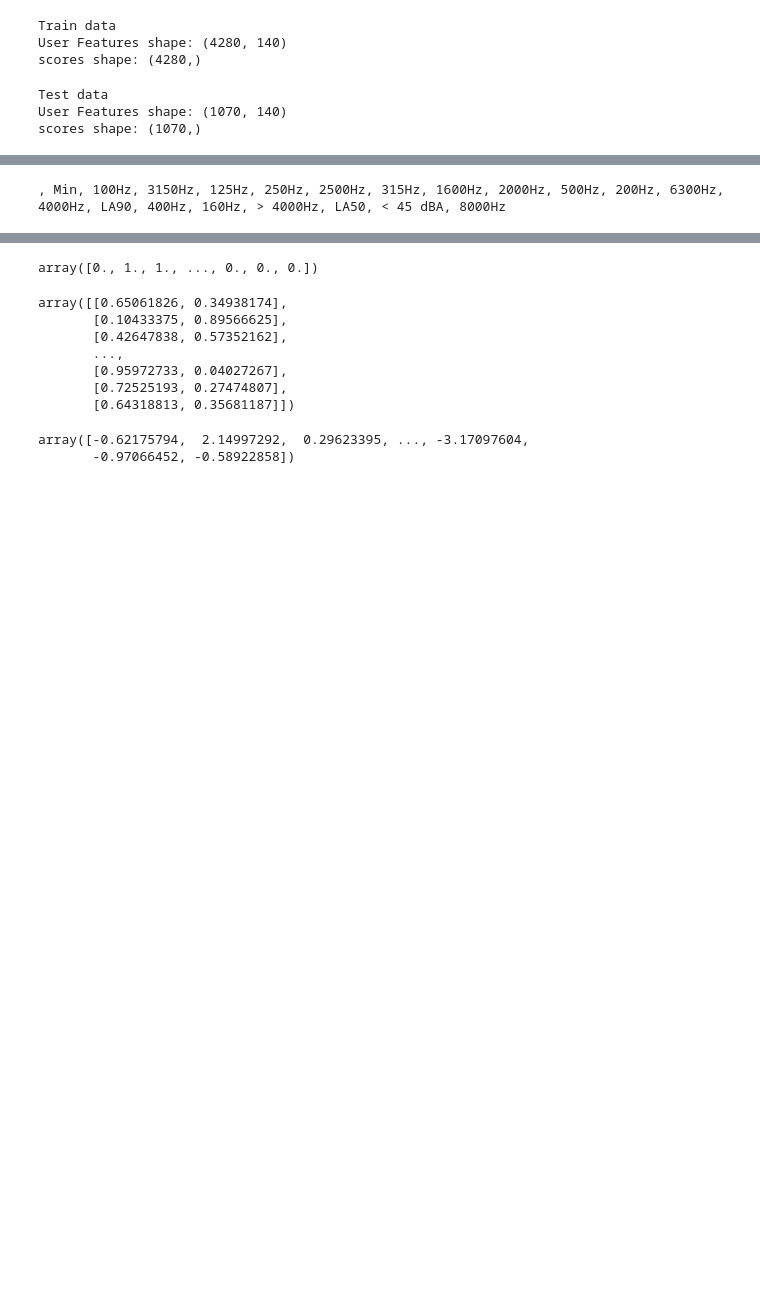
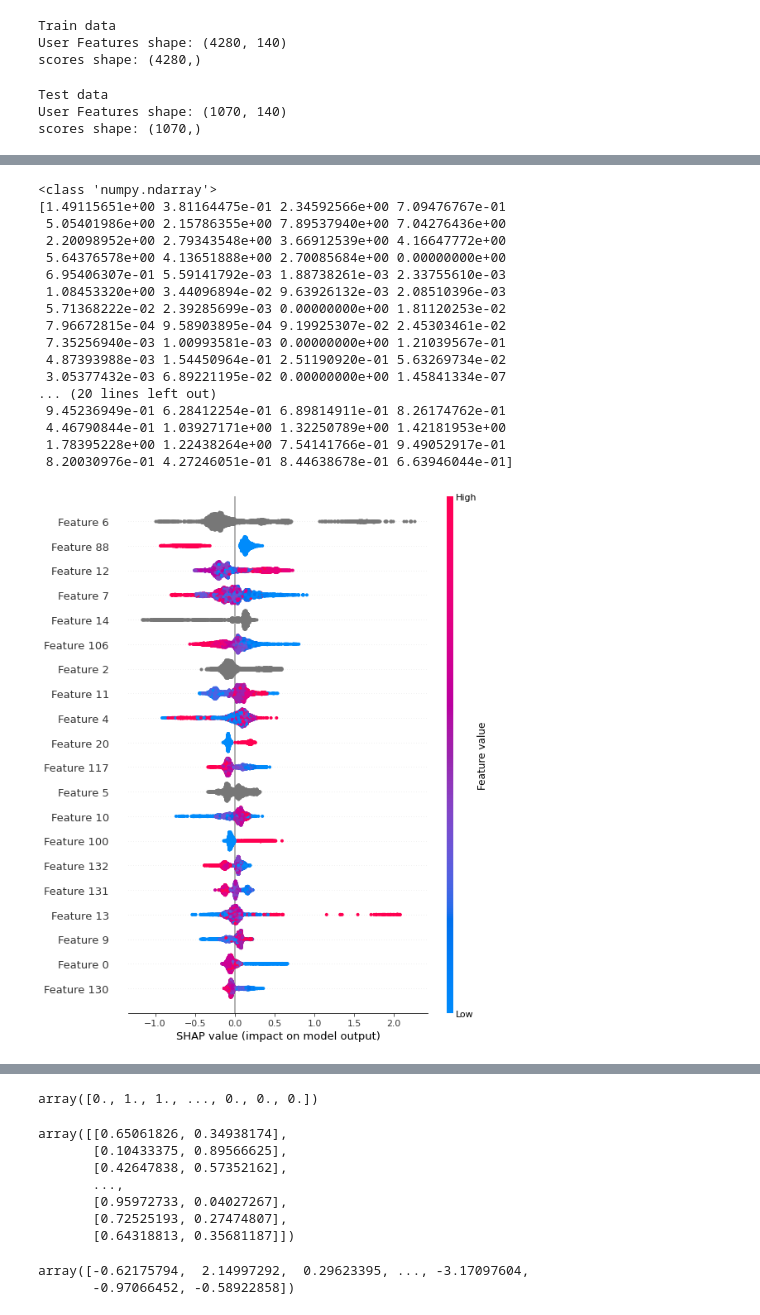
Before and after one commit to DENGRENHAO/Audio_Assessment, a Jupyter notebook: Catboost.ipynb, the cells around one changed output, grey strips where cells are left out. Saved outputs shown, nothing was run; the diff lists cells and outputs as text; code cells hidden in the pictures; blank space fills up the shorter version.

```diff
--- a/Catboost.ipynb
+++ b/Catboost.ipynb
@@ -109,11 +342,13 @@ for idx, value in enumerate(X_train_features[0][:]):
         cat_features.append(idx)
 train_dataset = Pool(data=X_train_features[:, :],
                      label=y_train_scores,
-                     cat_features=cat_features)
+                     cat_features=cat_features,
+                     feature_names=features_names)
 
 eval_dataset = Pool(data=X_test_features[:, :],
                     label=y_test_scores,
-                    cat_features=cat_features)
+                    cat_features=cat_features,
+                    feature_names=features_names)
 
 # Initialize CatBoostClassifier
 model = CatBoostClassifier(iterations=4000,
@@ -330,3 +421,24 @@ len(features_names)
 # %%
+shap_values = model.get_feature_importance(train_dataset, type='ShapValues')
+print(type(shap_values))
 print(model.feature_importances_)
-shap.summary_plot(shap_values, X_train_features[:, :])
+shap.summary_plot(shap_values[:,:-1], X_train_features[:, :])
+# %% [output]
+<class 'numpy.ndarray'>
+[1.49115651e+00 3.81164475e-01 2.34592566e+00 7.09476767e-01
+ 5.05401986e+00 2.15786355e+00 7.89537940e+00 7.04276436e+00
+ 2.20098952e+00 2.79343548e+00 3.66912539e+00 4.16647772e+00
+ 5.64376578e+00 4.13651888e+00 2.70085684e+00 0.00000000e+00
+ 6.95406307e-01 5.59141792e-03 1.88738261e-03 2.33755610e-03
+ 1.08453320e+00 3.44096894e-02 9.63926132e-03 2.08510396e-03
+ 5.71368222e-02 2.39285699e-03 0.00000000e+00 1.81120253e-02
+ 7.96672815e-04 9.58903895e-04 9.19925307e-02 2.45303461e-02
+ 7.35256940e-03 1.00993581e-03 0.00000000e+00 1.21039567e-01
+ 4.87393988e-03 1.54450964e-01 2.51190920e-01 5.63269734e-02
+ 3.05377432e-03 6.89221195e-02 0.00000000e+00 1.45841334e-07
+... (20 lines left out)
+ 9.45236949e-01 6.28412254e-01 6.89814911e-01 8.26174762e-01
+ 4.46790844e-01 1.03927171e+00 1.32250789e+00 1.42181953e+00
+ 1.78395228e+00 1.22438264e+00 7.54141766e-01 9.49052917e-01
+ 8.20030976e-01 4.27246051e-01 8.44638678e-01 6.63946044e-01]
+[figure, added]
@@ -345,9 +444,0 @@ for i, importance in sorted(enumerate(model.feature_importances_), key=(lambda k
-# %%
-s = ''
-for i, label in enumerate(audio_importances):
-    s += (', ' + label[:])
-    if i >= 19:
-        break
-print(s)
-# %% [output]
-, Min, 100Hz, 3150Hz, 125Hz, 250Hz, 2500Hz, 315Hz, 1600Hz, 2000Hz, 500Hz, 200Hz, 6300Hz, 4000Hz, LA90, 400Hz, 160Hz, > 4000Hz, LA50, < 45 dBA, 8000Hz
```
Also changed, not shown: parts of 17 cells of this notebook.
